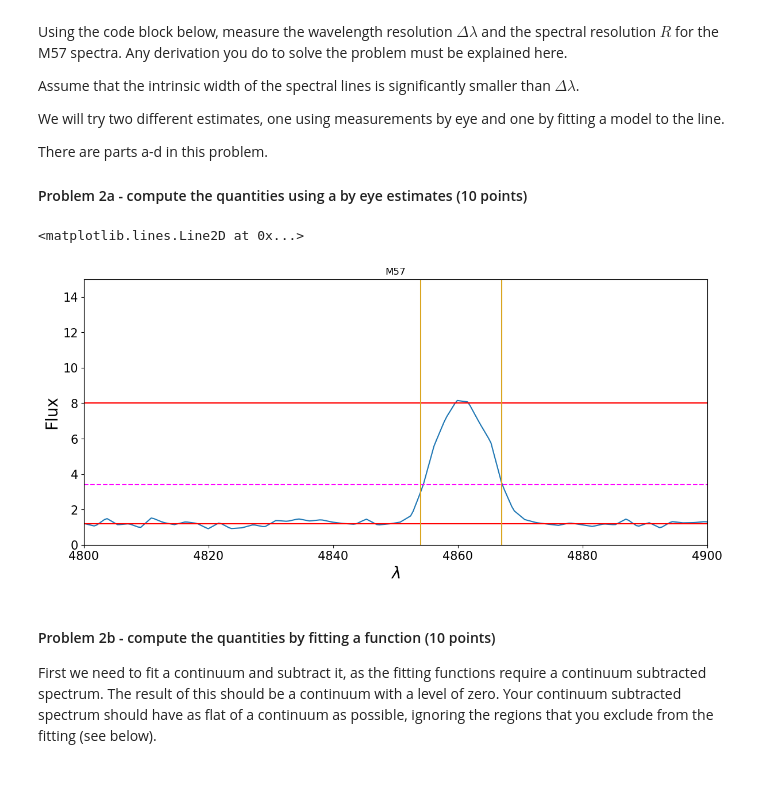
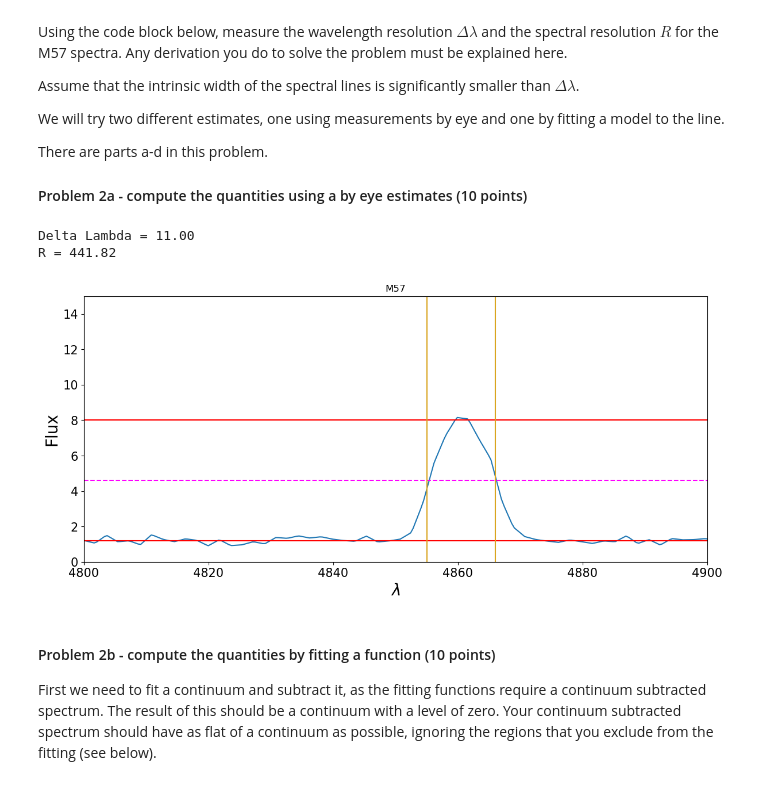
Before and after one commit to aaronreithku/Analysis_real_spectra_student, a Jupyter notebook: analysis_real_spectra.student.ipynb, the cells around one changed output. Saved outputs shown, nothing was run; the diff lists cells and outputs as text; code cells hidden in the pictures.

```diff
--- a/analysis_real_spectra.student.ipynb
+++ b/analysis_real_spectra.student.ipynb
@@ -151,43 +151,44 @@ plt.title('M57')
 #**************
 #Your code here.
 fluxmin = 0
 fluxmax = 15
 lammin = 4800
 lammax = 4900
 ax.set_ylim([fluxmin,fluxmax])
 ax.set_xlim([lammin,lammax])
 
 #In the following section of code you will need to estimate the continuum and the peak of the line as horizontal lines.  Then
 #continuum level
 contlevel = 1.2
 plt.axhline(contlevel, color='red')
 
 #line peak
 linepeak = 8
 plt.axhline(linepeak, color='red')
 
 #Provide a calculation to determine the half maximum
-halfmax = (8-1.2)/2
+halfmax = ((8-1.2)/2)+1.2
 plt.axhline(halfmax,color='magenta',linestyle='--')
 
 #Now find wavelengths corresponding to short and long wavelength sides of FWHM by using the vertical
 #lines that will be drawn on the graph
-lowlam = 4854
-highlam = 4867
+lowlam = 4855
+highlam = 4866
 plt.axvline(lowlam,color='goldenrod')
 plt.axvline(highlam,color='goldenrod')
 
 #calculate the FWHM
-#deltalam =
-#print('Delta Lambda = %5.2f' % deltalam)
+deltalam = highlam - lowlam
+print('Delta Lambda = %5.2f' % deltalam)
 
 #calculate the spectral resolution
-#lamcent =
-#specres =
-#print('R = %6.2f' % specres)
+lamcent = 4860
+specres = lamcent/deltalam
+print('R = %6.2f' % specres)
 # %% [output]
-<matplotlib.lines.Line2D at 0x...>
+Delta Lambda = 11.00
+R = 441.82
-[figure, old version]
+[figure, new version]
 # %% [markdown]
 #### Problem 2b - compute the quantities by fitting a function (10 points)
 
```
Also changed, not shown: parts of 17 cells of this notebook, 3 other files.
